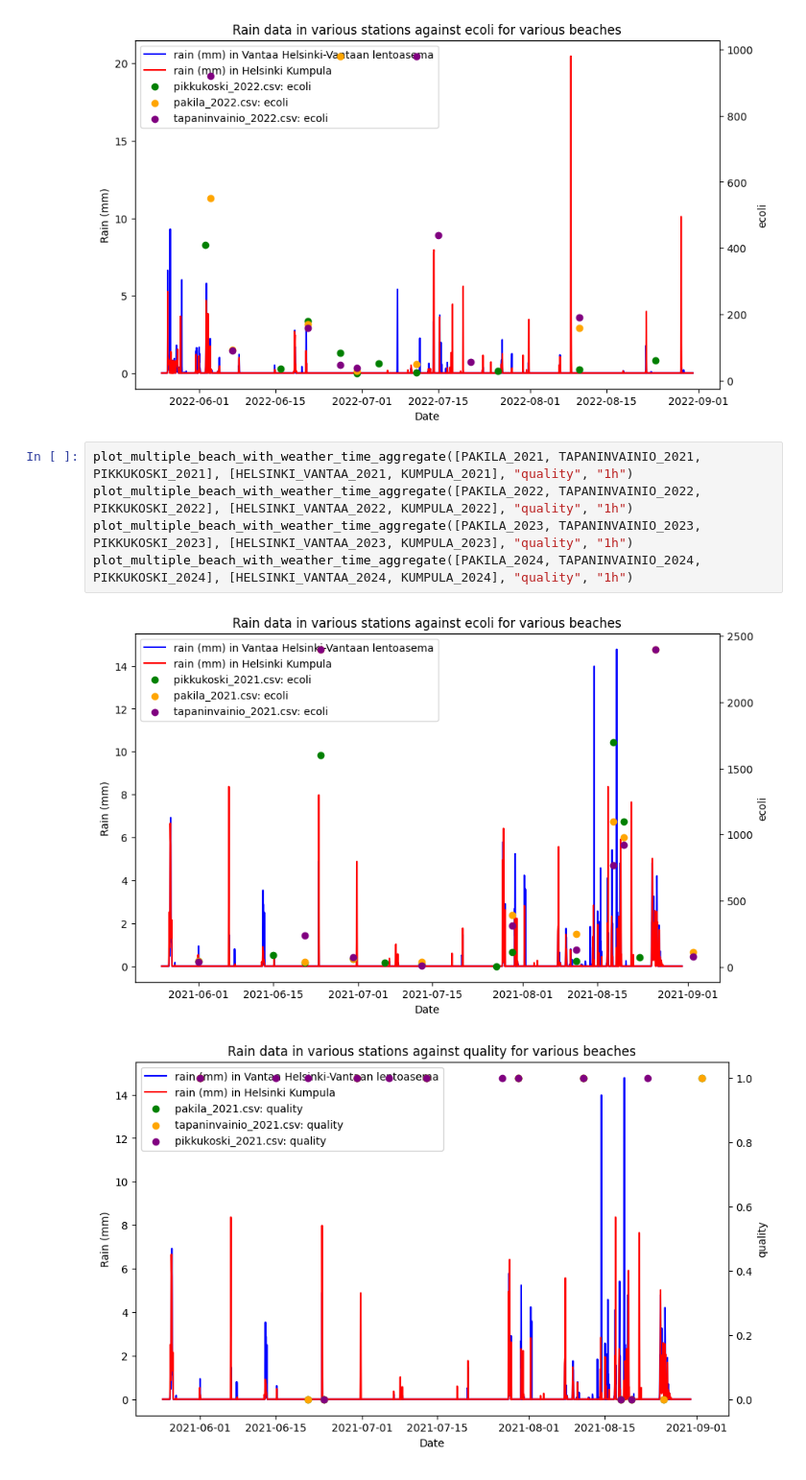
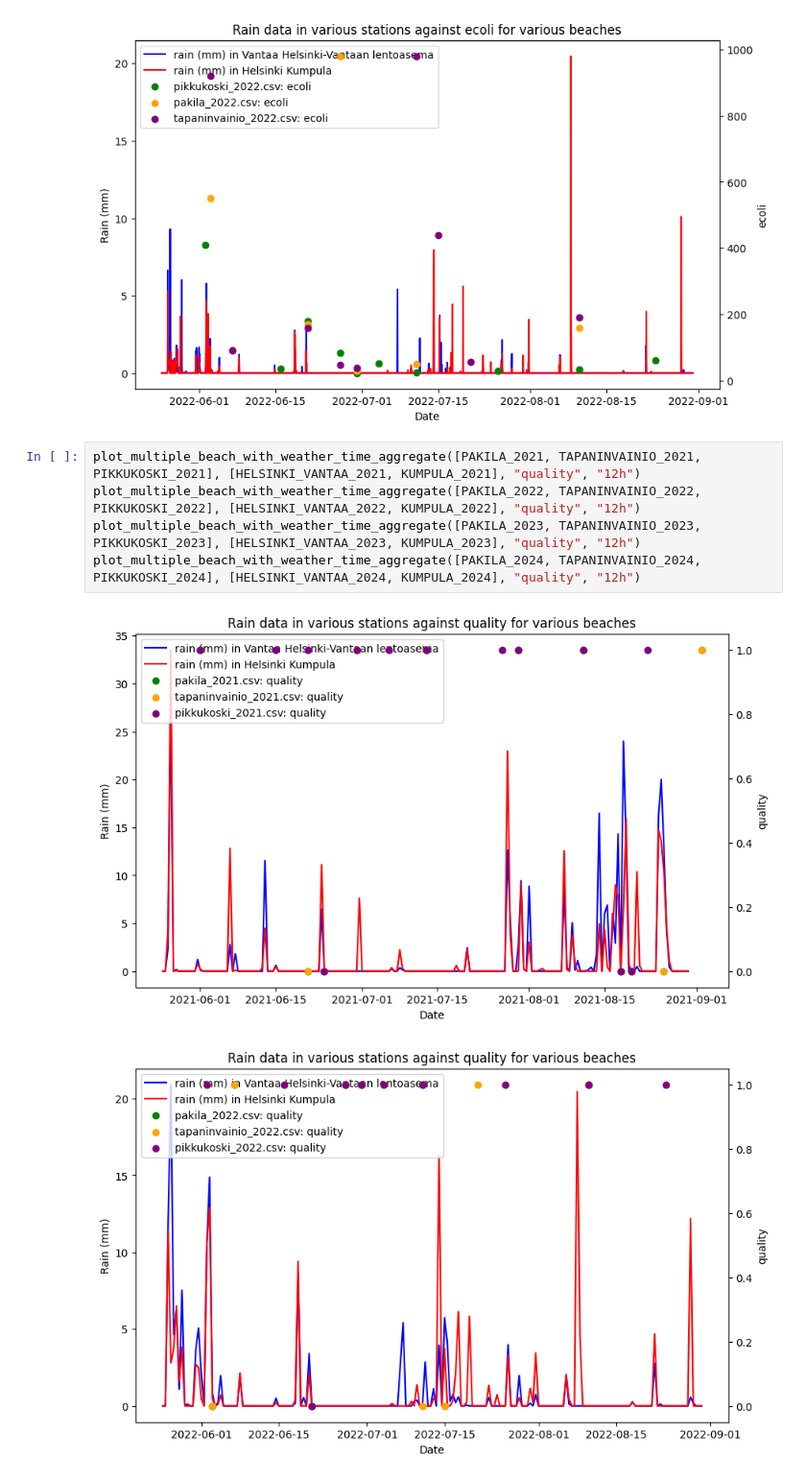
Before and after one commit to shaiggon/pikkukoski-analysis, a Jupyter notebook: analysis.ipynb, the cells around one changed output. Shown at 96% size. Saved outputs shown, nothing was run; the diff lists cells and outputs as text.

```diff
--- a/analysis.ipynb
+++ b/analysis.ipynb
@@ -348,10 +348,10 @@ plot_multiple_beach_with_weather_time_aggregate([PIKKUKOSKI_2022, PAKILA_2022, T
 # %% [output]
 [figure]
 # %%
-plot_multiple_beach_with_weather_time_aggregate([PAKILA_2021, TAPANINVAINIO_2021, PIKKUKOSKI_2021], [HELSINKI_VANTAA_2021, KUMPULA_2021], "quality", "1h")
-plot_multiple_beach_with_weather_time_aggregate([PAKILA_2022, TAPANINVAINIO_2022, PIKKUKOSKI_2022], [HELSINKI_VANTAA_2022, KUMPULA_2022], "quality", "1h")
-plot_multiple_beach_with_weather_time_aggregate([PAKILA_2023, TAPANINVAINIO_2023, PIKKUKOSKI_2023], [HELSINKI_VANTAA_2023, KUMPULA_2023], "quality", "1h")
-plot_multiple_beach_with_weather_time_aggregate([PAKILA_2024, TAPANINVAINIO_2024, PIKKUKOSKI_2024], [HELSINKI_VANTAA_2024, KUMPULA_2024], "quality", "1h")
+plot_multiple_beach_with_weather_time_aggregate([PAKILA_2021, TAPANINVAINIO_2021, PIKKUKOSKI_2021], [HELSINKI_VANTAA_2021, KUMPULA_2021], "quality", "12h")
+plot_multiple_beach_with_weather_time_aggregate([PAKILA_2022, TAPANINVAINIO_2022, PIKKUKOSKI_2022], [HELSINKI_VANTAA_2022, KUMPULA_2022], "quality", "12h")
+plot_multiple_beach_with_weather_time_aggregate([PAKILA_2023, TAPANINVAINIO_2023, PIKKUKOSKI_2023], [HELSINKI_VANTAA_2023, KUMPULA_2023], "quality", "12h")
+plot_multiple_beach_with_weather_time_aggregate([PAKILA_2024, TAPANINVAINIO_2024, PIKKUKOSKI_2024], [HELSINKI_VANTAA_2024, KUMPULA_2024], "quality", "12h")
 # %% [output]
-[figure, old version]
+[figure, new version]
-[figure, old version]
+[figure, new version]
```
Also changed, not shown: parts of 1 cell of this notebook, 15 other files.
